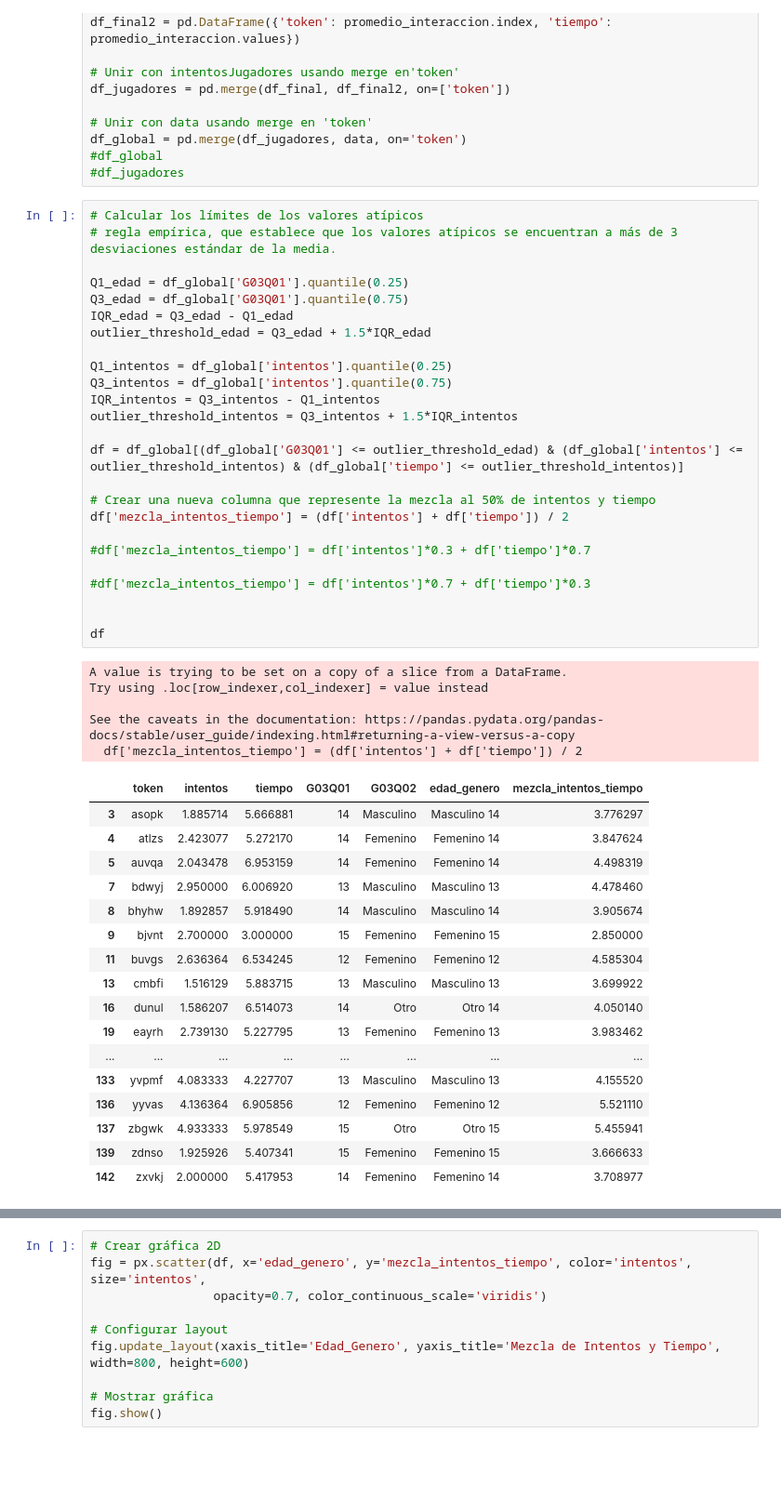
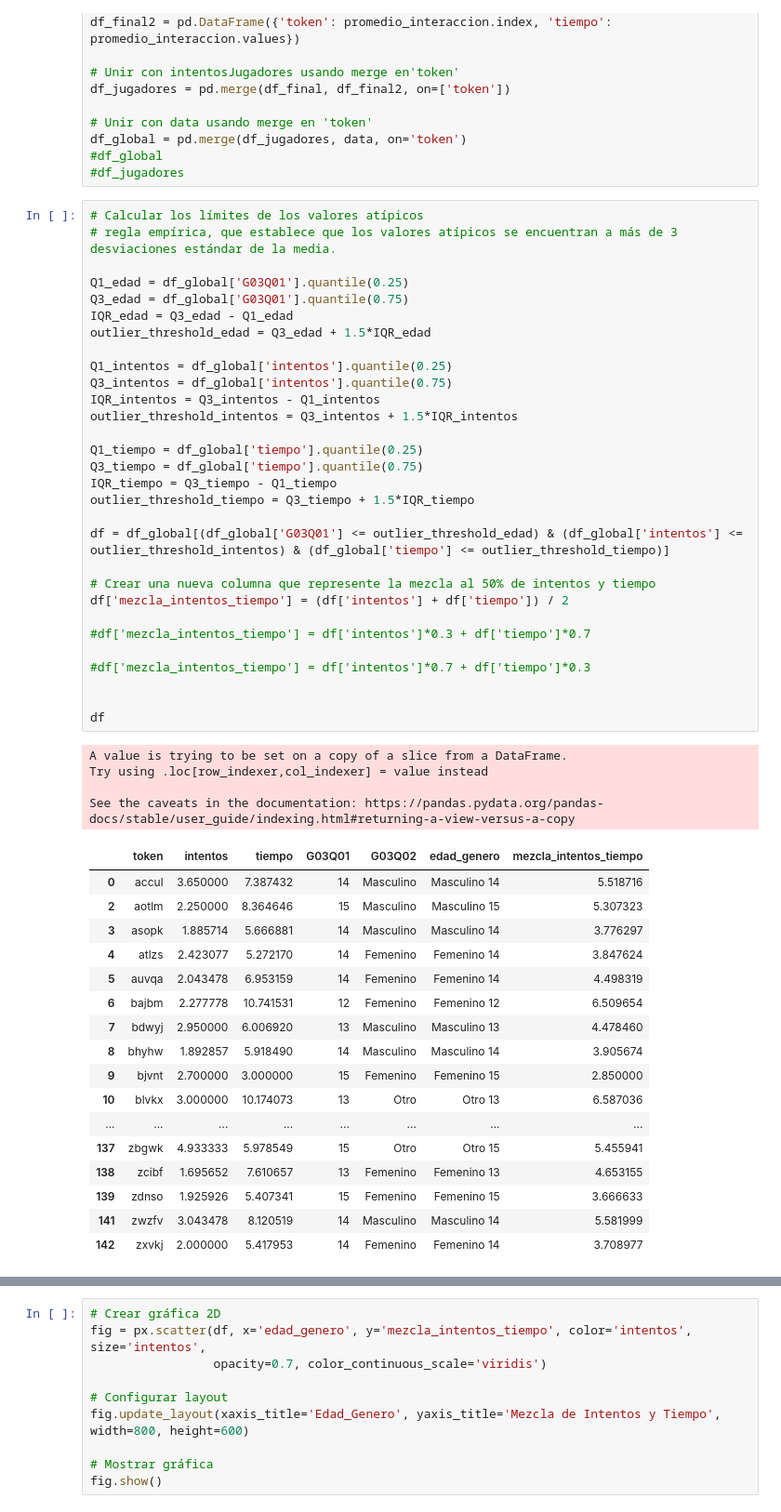
Before and after one commit to angelhort/TFG_Articoding_22-23, a Jupyter notebook: Back/cuestionarios.ipynb, the cells around one changed output, grey strips where cells are left out. Shown at 93% size. Saved outputs shown, nothing was run; the diff lists cells and outputs as text; blank space fills up the shorter version.

```diff
--- a/Back/cuestionarios.ipynb
+++ b/Back/cuestionarios.ipynb
@@ -562,48 +562,52 @@ df_global = pd.merge(df_jugadores, data, on='token')
 # %%
 # Calcular los límites de los valores atípicos
 # regla empírica, que establece que los valores atípicos se encuentran a más de 3 desviaciones estándar de la media.
 
 Q1_edad = df_global['G03Q01'].quantile(0.25)
 Q3_edad = df_global['G03Q01'].quantile(0.75)
 IQR_edad = Q3_edad - Q1_edad
 outlier_threshold_edad = Q3_edad + 1.5*IQR_edad
 
 Q1_intentos = df_global['intentos'].quantile(0.25)
 Q3_intentos = df_global['intentos'].quantile(0.75)
 IQR_intentos = Q3_intentos - Q1_intentos
 outlier_threshold_intentos = Q3_intentos + 1.5*IQR_intentos
 
-df = df_global[(df_global['G03Q01'] <= outlier_threshold_edad) & (df_global['intentos'] <= outlier_threshold_intentos) & (df_global['tiempo'] <= outlier_threshold_intentos)]
+Q1_tiempo = df_global['tiempo'].quantile(0.25)
+Q3_tiempo = df_global['tiempo'].quantile(0.75)
+IQR_tiempo = Q3_tiempo - Q1_tiempo
+outlier_threshold_tiempo = Q3_tiempo + 1.5*IQR_tiempo
+
+df = df_global[(df_global['G03Q01'] <= outlier_threshold_edad) & (df_global['intentos'] <= outlier_threshold_intentos) & (df_global['tiempo'] <= outlier_threshold_tiempo)]
 
 # Crear una nueva columna que represente la mezcla al 50% de intentos y tiempo
 df['mezcla_intentos_tiempo'] = (df['intentos'] + df['tiempo']) / 2
 
 #df['mezcla_intentos_tiempo'] = df['intentos']*0.3 + df['tiempo']*0.7
 
 #df['mezcla_intentos_tiempo'] = df['intentos']*0.7 + df['tiempo']*0.3
 
 
 df
 # %% [output]
 A value is trying to be set on a copy of a slice from a DataFrame.
 Try using .loc[row_indexer,col_indexer] = value instead
 
 See the caveats in the documentation: https://pandas.pydata.org/pandas-docs/stable/user_guide/indexing.html#returning-a-view-versus-a-copy
-  df['mezcla_intentos_tiempo'] = (df['intentos'] + df['tiempo']) / 2
 |  | token | intentos | tiempo | G03Q01 | G03Q02 | edad_genero | mezcla_intentos_tiempo |
+| 0 | accul | 3.650000 | 7.387432 | 14 | Masculino | Masculino 14 | 5.518716 |
+| 2 | aotlm | 2.250000 | 8.364646 | 15 | Masculino | Masculino 15 | 5.307323 |
 | 3 | asopk | 1.885714 | 5.666881 | 14 | Masculino | Masculino 14 | 3.776297 |
 | 4 | atlzs | 2.423077 | 5.272170 | 14 | Femenino | Femenino 14 | 3.847624 |
 | 5 | auvqa | 2.043478 | 6.953159 | 14 | Femenino | Femenino 14 | 4.498319 |
+| 6 | bajbm | 2.277778 | 10.741531 | 12 | Femenino | Femenino 12 | 6.509654 |
 | 7 | bdwyj | 2.950000 | 6.006920 | 13 | Masculino | Masculino 13 | 4.478460 |
 | 8 | bhyhw | 1.892857 | 5.918490 | 14 | Masculino | Masculino 14 | 3.905674 |
 | 9 | bjvnt | 2.700000 | 3.000000 | 15 | Femenino | Femenino 15 | 2.850000 |
-| 11 | buvgs | 2.636364 | 6.534245 | 12 | Femenino | Femenino 12 | 4.585304 |
-| 13 | cmbfi | 1.516129 | 5.883715 | 13 | Masculino | Masculino 13 | 3.699922 |
-| 16 | dunul | 1.586207 | 6.514073 | 14 | Otro | Otro 14 | 4.050140 |
-| 19 | eayrh | 2.739130 | 5.227795 | 13 | Femenino | Femenino 13 | 3.983462 |
+| 10 | blvkx | 3.000000 | 10.174073 | 13 | Otro | Otro 13 | 6.587036 |
 | ... | ... | ... | ... | ... | ... | ... | ... |
-| 133 | yvpmf | 4.083333 | 4.227707 | 13 | Masculino | Masculino 13 | 4.155520 |
-| 136 | yyvas | 4.136364 | 6.905856 | 12 | Femenino | Femenino 12 | 5.521110 |
 | 137 | zbgwk | 4.933333 | 5.978549 | 15 | Otro | Otro 15 | 5.455941 |
+| 138 | zcibf | 1.695652 | 7.610657 | 13 | Femenino | Femenino 13 | 4.653155 |
 | 139 | zdnso | 1.925926 | 5.407341 | 15 | Femenino | Femenino 15 | 3.666633 |
+| 141 | zwzfv | 3.043478 | 8.120519 | 14 | Masculino | Masculino 14 | 5.581999 |
 | 142 | zxvkj | 2.000000 | 5.417953 | 14 | Femenino | Femenino 14 | 3.708977 |
```
Also changed, not shown: parts of 7 cells of this notebook, 1 other file.
